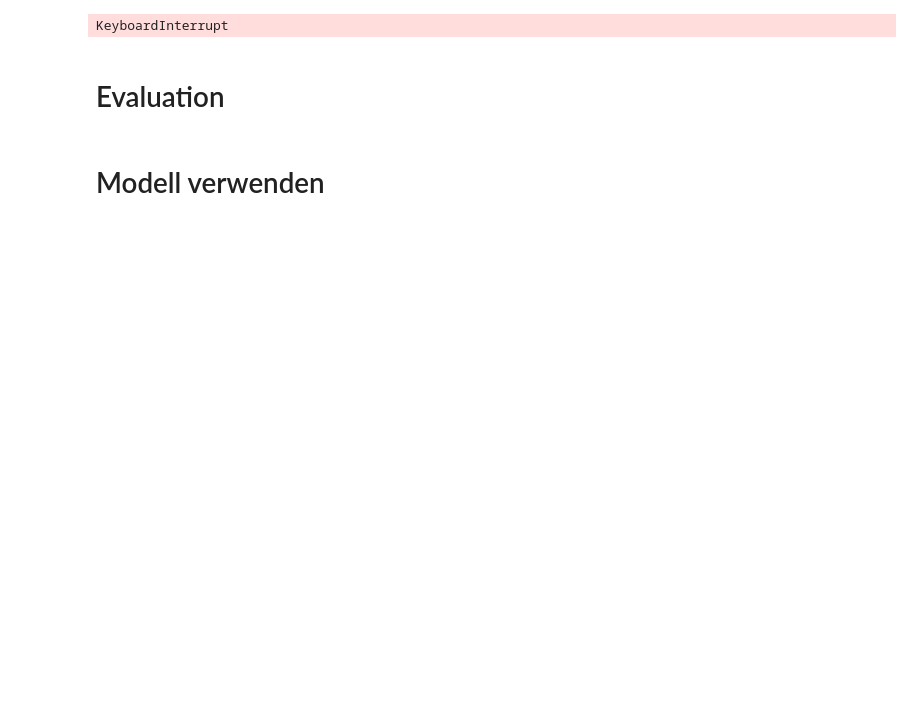
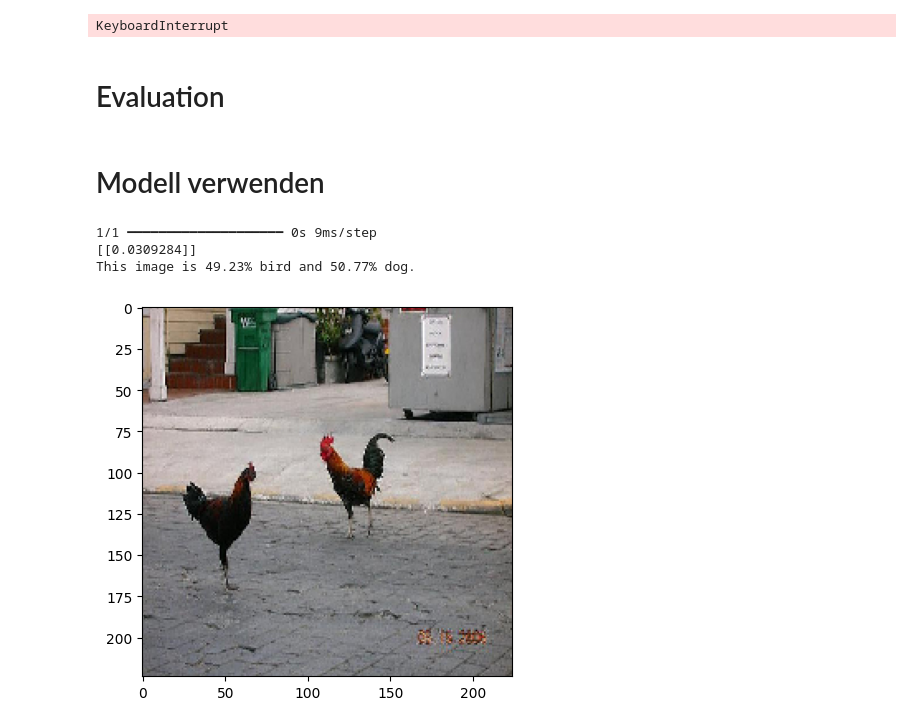
Before and after one commit to AngryBacteria/deeplearning-project-gujen1-steij14, a Jupyter notebook: imagenet_cnn.ipynb, the cells around one changed output. Drawn from its saved outputs; the diff is of its cells as text; code cells hidden in the pictures; blank space fills up the shorter version.

Commit message:
tuning

```diff
--- a/imagenet_cnn.ipynb
+++ b/imagenet_cnn.ipynb
@@ -116,11 +108,11 @@ Dann bauen wir ein CNN. Der Kern sind 4 Gruppen an Layers, welche jeweils eine C
 
 Als Metriken verwenden wir die Precision, Recall, F1-Score und Accuracy. Die Loss-Funktion ist je nach Anzahl Klassen entweder BinaryCrossentropy oder CategoricalCrossentropy. Den Loss Berechnen wir jeweils direkt von den Logits. Es gab Probleme, wenn wir zuerst ein Klassifikationslayer verwendeten. Als Optimizer verwenden wir AdamW.
 # %%
-import keras_tuner
-
-# TODO keras tuning
-# TODO kleinere / grössere Modelle
-# TODO Transfer learning
+# TODO keras tuning (Nico)
+# TODO Transfer learning mit eigenem Modell (Nico)
+# TODO Visualisierung der Daten (Jorma)
+# TODO Visualisierung der Validation (Nico)
+# TODO Bericht (Jorma)
 
 METRICS = [
     keras.metrics.Precision(name="precision"),
@@ -138,12 +130,13 @@ def build_cnn_model(hp, tune_inter_regularization=False, tune_output_regularizat
     output_dropout = hp.Boolean("output_dropout") if tune_output_regularization else True
     output_batch_norm = hp.Boolean("output_batch_norm") if tune_output_regularization else True
 
-    filter_size = hp.Choice("filter_size", [16, 32, 64]) if tune_convolutions else 32
+    filter_size = hp.Choice("filter_size", [8, 16, 32, 64]) if tune_convolutions else 32
 
 
     # Input layers
     output = keras.Sequential()
     output.add(layers.InputLayer(shape=INPUT_SHAPE))
+    output.add(layers.Rescaling(1./255))
 
     # Intermediate architecture
     for size in [filter_size, filter_size * 2, filter_size * 4, filter_size * 8]:
@@ -180,7 +173,7 @@ def build_cnn_model(hp, tune_inter_regularization=False, tune_output_regularizat
     return output
 
 
-TUNE = True
+TUNE = False
 if TUNE:
     tuner = keras_tuner.RandomSearch(
         hypermodel=build_cnn_model,
@@ -193,7 +186,7 @@ if TUNE:
     tuner.search_space_summary()
     tuner.search(augmented_train_ds, epochs=2, validation_data=augmented_val_ds)
     model = tuner.get_best_models(num_models=1)[0]
-
+    model.summary()
 else:
     model = build_cnn_model(None)
     model.summary()
@@ -219,7 +220,14 @@ Das Modell wird über mehrere Wochen hinweg trainiert. Dabei verwenden wir mehre
 - Model Checkpointing: Das beste Modell wird gespeichert jeder Epoche gespeichert. Praktisch, wenn das Training abgebrochen wird.
 - Learning Rate Scheduler: Die Learning Rate wird reduziert, wenn die Validation Accuracy nicht mehr steigt.
 # %%
-early_stop_cb = keras.callbacks.EarlyStopping(min_delta=0.015, patience=3, restore_best_weights=True, monitor="val_accuracy", mode="max", verbose=1)
+early_stop_cb = keras.callbacks.EarlyStopping(
+    min_delta=0.015,
+    patience=3,
+    restore_best_weights=True,
+    monitor="val_accuracy",
+    mode="max",
+    verbose=1
+)
 checkpointing_cb = keras.callbacks.ModelCheckpoint(
     "bird_dog_classifier.keras",
     monitor="val_accuracy",
@@ -232,7 +240,7 @@ checkpointing_cb = keras.callbacks.ModelCheckpoint(
 )
 lr_cb = keras.callbacks.ReduceLROnPlateau(
     monitor = 'val_accuracy',
-    patience=3,
+    patience=2,
     factor=0.5,
     min_lr = 0.00001,
     verbose = 1
@@ -266,14 +274,16 @@ for i, metric in enumerate(["accuracy", "recall", "precision", "f1", "loss"]):
 # %%
 img = keras.utils.load_img("data/images/bird/n01514668_7481.JPEG", target_size=IMAGE_SIZE)
 plt.imshow(img)
 
 img_array = keras.utils.img_to_array(img)
-img_array = keras.ops.expand_dims(img_array, 0)  # Create batch axis
-
-# normalize the image
-img_array /= 255.0
+img_array = keras.ops.expand_dims(img_array, 0)
 
 predictions = model.predict(img_array)
 print(predictions)
 score = float(keras.ops.sigmoid(predictions[0][0]))
 print(f"This image is {100 * (1 - score):.2f}% bird and {100 * score:.2f}% dog.")
+# %% [output]
+1/1 ━━━━━━━━━━━━━━━━━━━━ 0s 9ms/step
+[[0.0309284]]
+This image is 49.23% bird and 50.77% dog.
+[figure, added]
```
Also changed, not shown: parts of 5 cells of this notebook, 2 other files.
